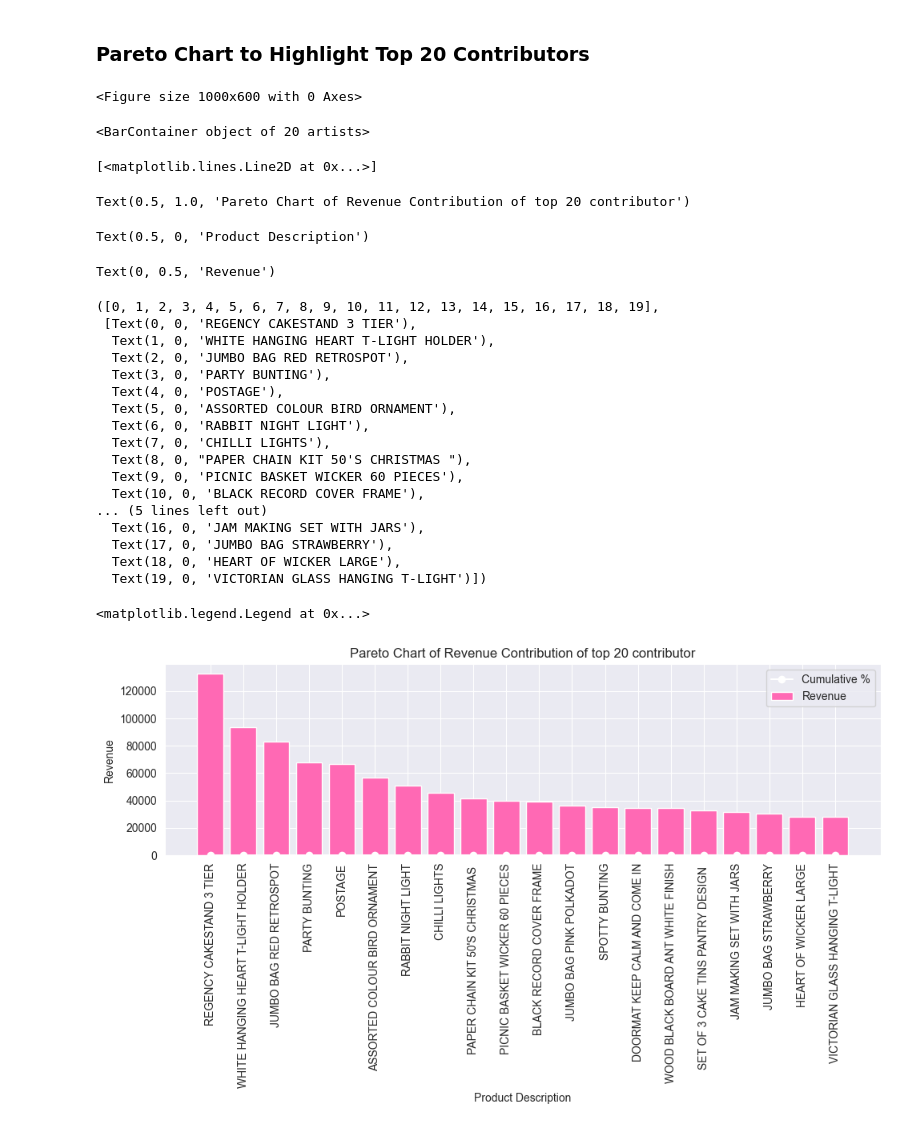
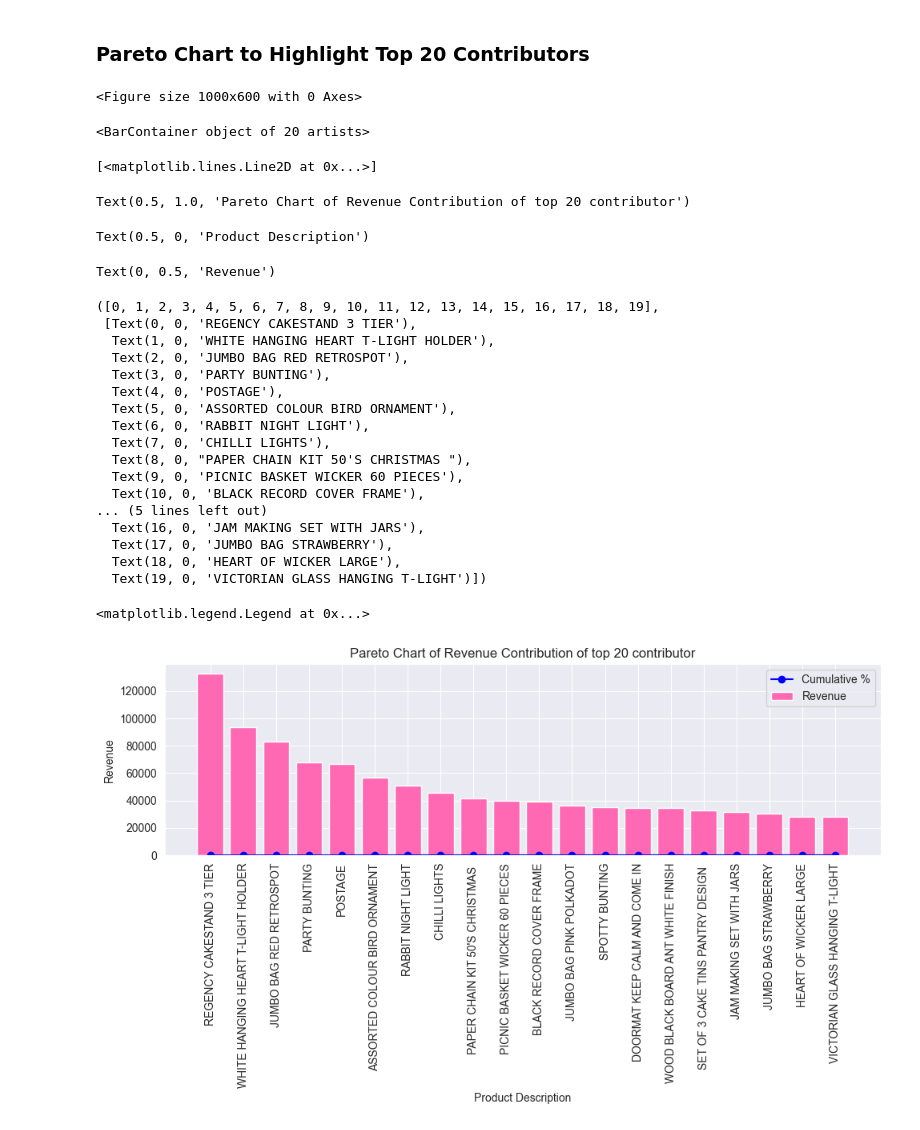
Before and after one commit to skanw/KEDGE_Python-Project_2425, a Jupyter notebook: Project/Suranjana_customerSegmentation.ipynb, the cells around one changed output. Drawn from its saved outputs; the diff is of its cells as text; code cells hidden in the pictures.

```diff
--- a/Project/Suranjana_customerSegmentation.ipynb
+++ b/Project/Suranjana_customerSegmentation.ipynb
@@ -246,38 +246,38 @@ top_20_contributors['Cumulative %'] = (top_20_contributors['Cumulative Revenue']
 #Plot Pareto Chart
 plt.figure(figsize=(10,6))
 plt.bar(top_20_contributors['Description'], top_20_contributors['Revenue'], color='hotpink', label='Revenue')
-plt.plot(top_20_contributors['Description'], top_20_contributors['Cumulative %'], color='white', marker = 'o', label='Cumulative %')
+plt.plot(top_20_contributors['Description'], top_20_contributors['Cumulative %'], color='blue', marker = 'o', label='Cumulative %')
 
 plt.title('Pareto Chart of Revenue Contribution of top 20 contributor')
 plt.xlabel('Product Description')
 plt.ylabel('Revenue')
 plt.xticks(rotation=90)
 plt.legend()
 plt.tight_layout()
 plt.show()
 # %% [output]
 <Figure size 1000x600 with 0 Axes>
 <BarContainer object of 20 artists>
 [<matplotlib.lines.Line2D at 0x...>]
 Text(0.5, 1.0, 'Pareto Chart of Revenue Contribution of top 20 contributor')
 Text(0.5, 0, 'Product Description')
 Text(0, 0.5, 'Revenue')
 ([0, 1, 2, 3, 4, 5, 6, 7, 8, 9, 10, 11, 12, 13, 14, 15, 16, 17, 18, 19],
  [Text(0, 0, 'REGENCY CAKESTAND 3 TIER'),
   Text(1, 0, 'WHITE HANGING HEART T-LIGHT HOLDER'),
   Text(2, 0, 'JUMBO BAG RED RETROSPOT'),
   Text(3, 0, 'PARTY BUNTING'),
   Text(4, 0, 'POSTAGE'),
   Text(5, 0, 'ASSORTED COLOUR BIRD ORNAMENT'),
   Text(6, 0, 'RABBIT NIGHT LIGHT'),
   Text(7, 0, 'CHILLI LIGHTS'),
   Text(8, 0, "PAPER CHAIN KIT 50'S CHRISTMAS "),
   Text(9, 0, 'PICNIC BASKET WICKER 60 PIECES'),
   Text(10, 0, 'BLACK RECORD COVER FRAME'),
 ... (5 lines left out)
   Text(16, 0, 'JAM MAKING SET WITH JARS'),
   Text(17, 0, 'JUMBO BAG STRAWBERRY'),
   Text(18, 0, 'HEART OF WICKER LARGE'),
   Text(19, 0, 'VICTORIAN GLASS HANGING T-LIGHT')])
 <matplotlib.legend.Legend at 0x...>
-[figure, old version]
+[figure, new version]
```
